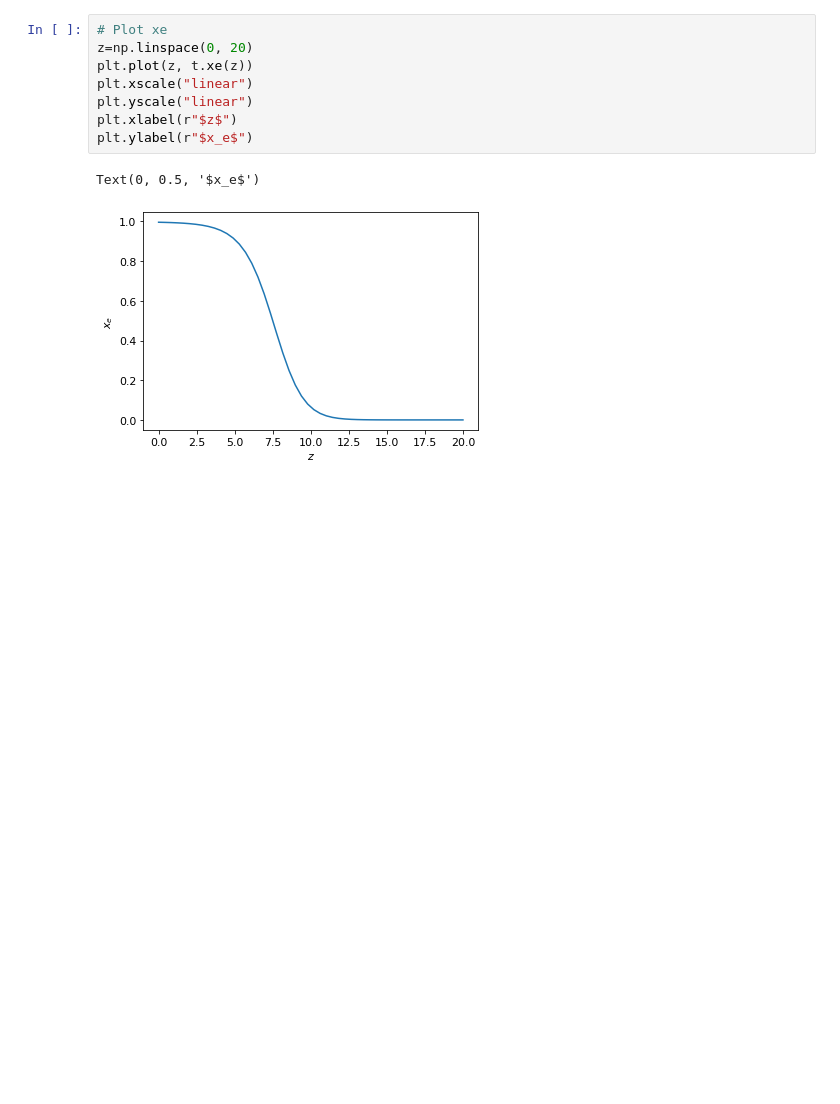
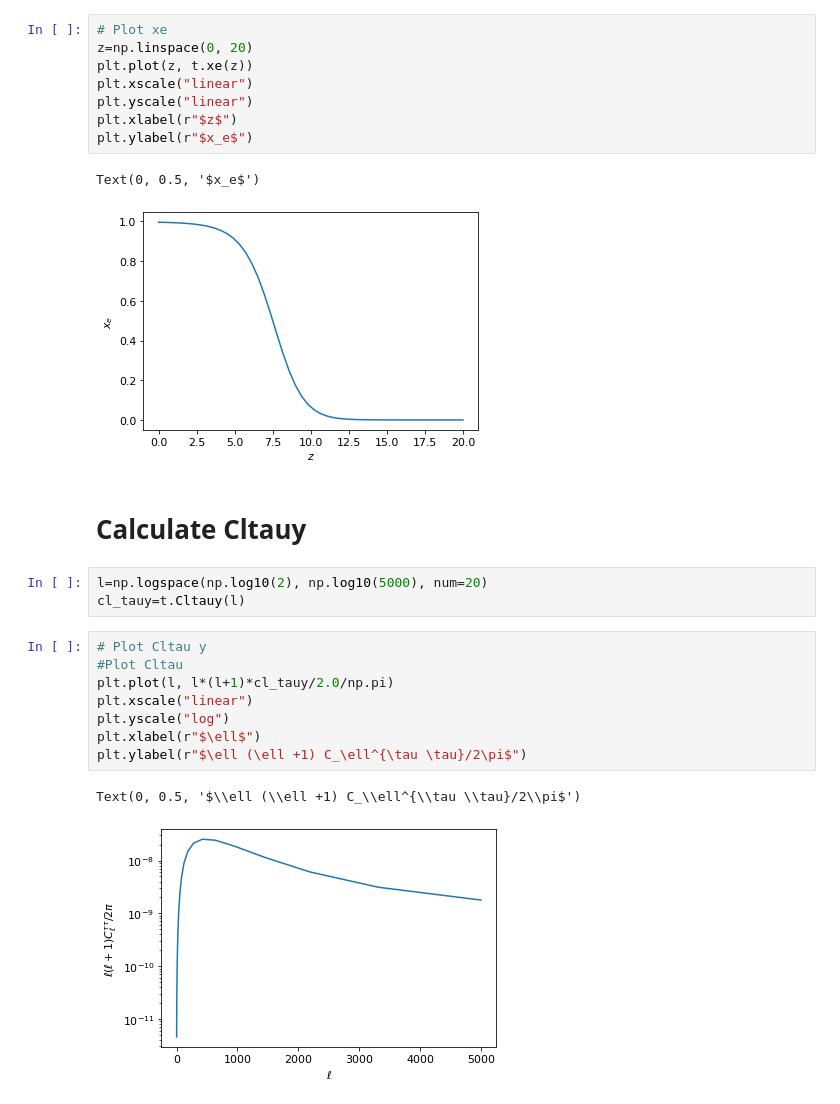
Before and after one commit to Anirbancosmo/Tauspec, a Jupyter notebook: example.ipynb, the cells around one changed output. Saved outputs shown, nothing was run; the diff lists cells and outputs as text; blank space fills up the shorter version.

Commit message:
added Cltauy calculations

```diff
--- a/example.ipynb
+++ b/example.ipynb
@@ -54,3 +54,19 @@ plt.ylabel(r"$x_e$")
 # %% [output]
 Text(0, 0.5, '$x_e$')
 [figure]
+# %% [markdown]
+# Calculate Cltauy
+# %%
+l=np.logspace(np.log10(2), np.log10(5000), num=20)
+cl_tauy=t.Cltauy(l)
+# %%
+# Plot Cltau y
+#Plot Cltau
+plt.plot(l, l*(l+1)*cl_tauy/2.0/np.pi)
+plt.xscale("linear")
+plt.yscale("log")
+plt.xlabel(r"$\ell$")
+plt.ylabel(r"$\ell (\ell +1) C_\ell^{\tau \tau}/2\pi$")
+# %% [output]
+Text(0, 0.5, '$\\ell (\\ell +1) C_\\ell^{\\tau \\tau}/2\\pi$')
+[figure, added]
```
Also changed, not shown: 6 other files.
